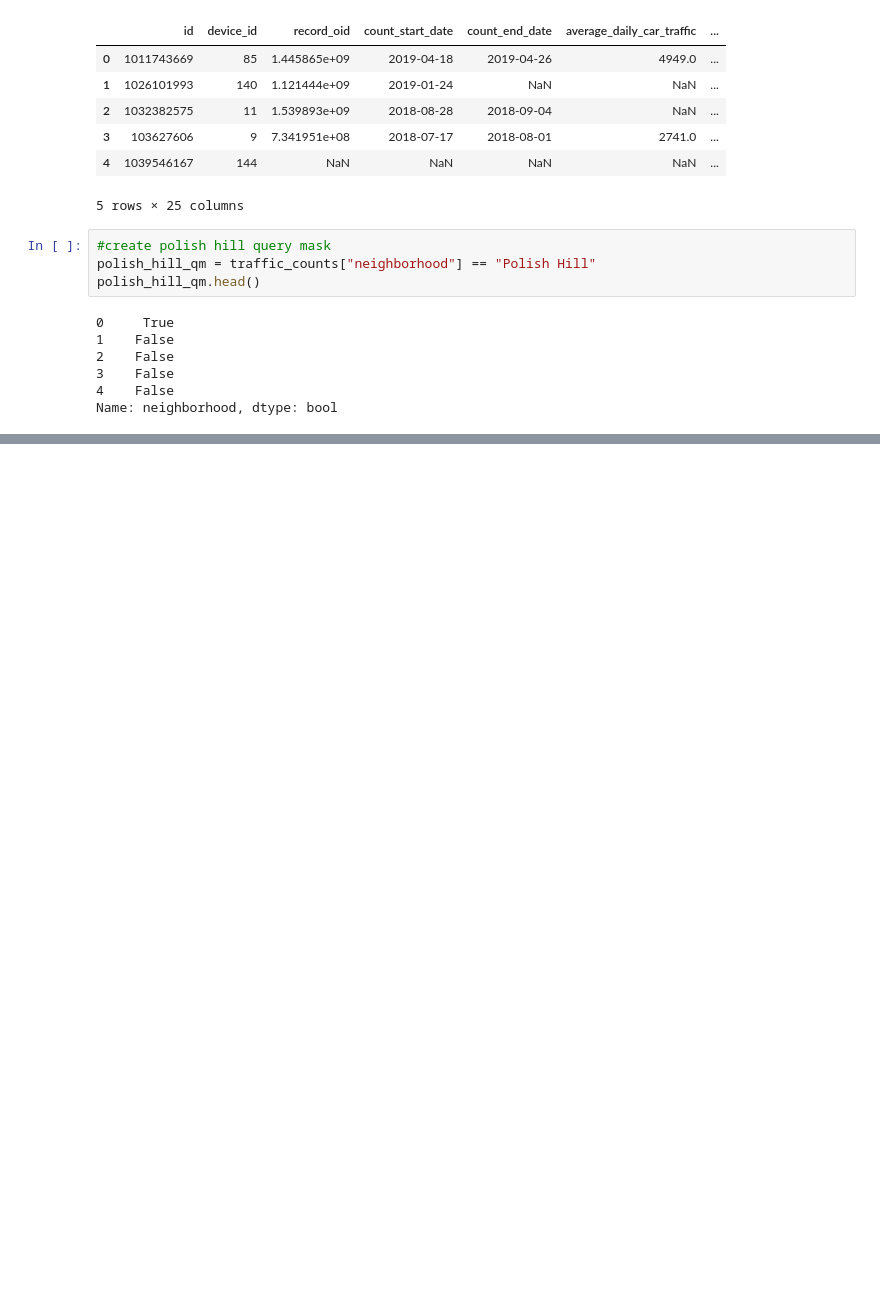
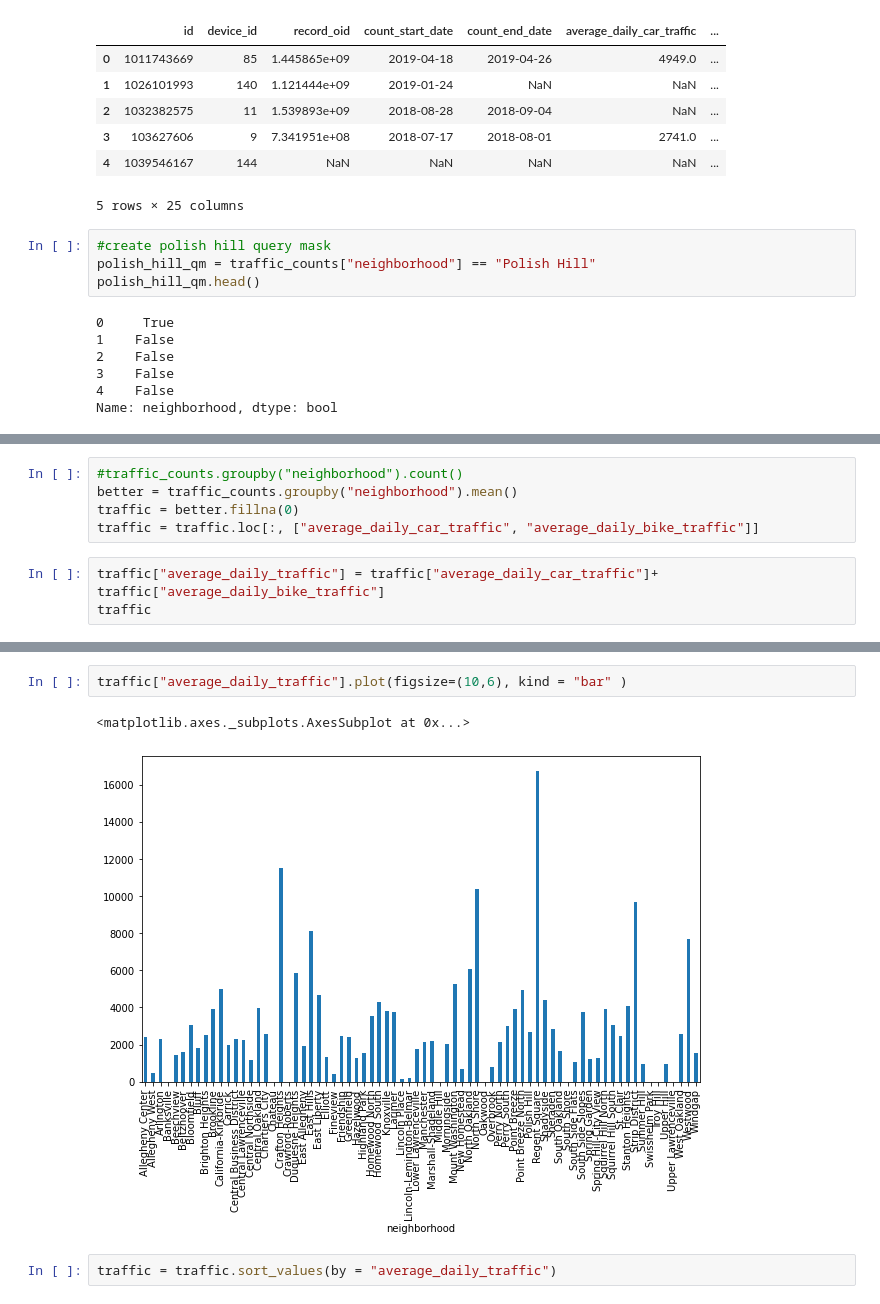
Before and after one commit to d3tk/CMPINF0010-FINAL-PROJECT, a Jupyter notebook: traffic.ipynb, the cells around one changed output, grey strips where cells are left out. Drawn from its saved outputs; the diff is of its cells as text; blank space fills up the shorter version.

```diff
--- a/traffic.ipynb
+++ b/traffic.ipynb
@@ -52,0 +122,8 @@ nan
+# %%
+#traffic_counts.groupby("neighborhood").count()
+better = traffic_counts.groupby("neighborhood").mean()
+traffic = better.fillna(0)
+traffic = traffic.loc[:, ["average_daily_car_traffic", "average_daily_bike_traffic"]]
+# %%
+traffic["average_daily_traffic"] = traffic["average_daily_car_traffic"]+ traffic["average_daily_bike_traffic"]
+traffic
@@ -52,0 +145,7 @@ nan
+# %%
+traffic["average_daily_traffic"].plot(figsize=(10,6), kind = "bar" )
+# %% [output]
+<matplotlib.axes._subplots.AxesSubplot at 0x...>
+[figure, added]
+# %%
+traffic = traffic.sort_values(by = "average_daily_traffic")
```
Also changed, not shown: parts of 10 cells of this notebook.
